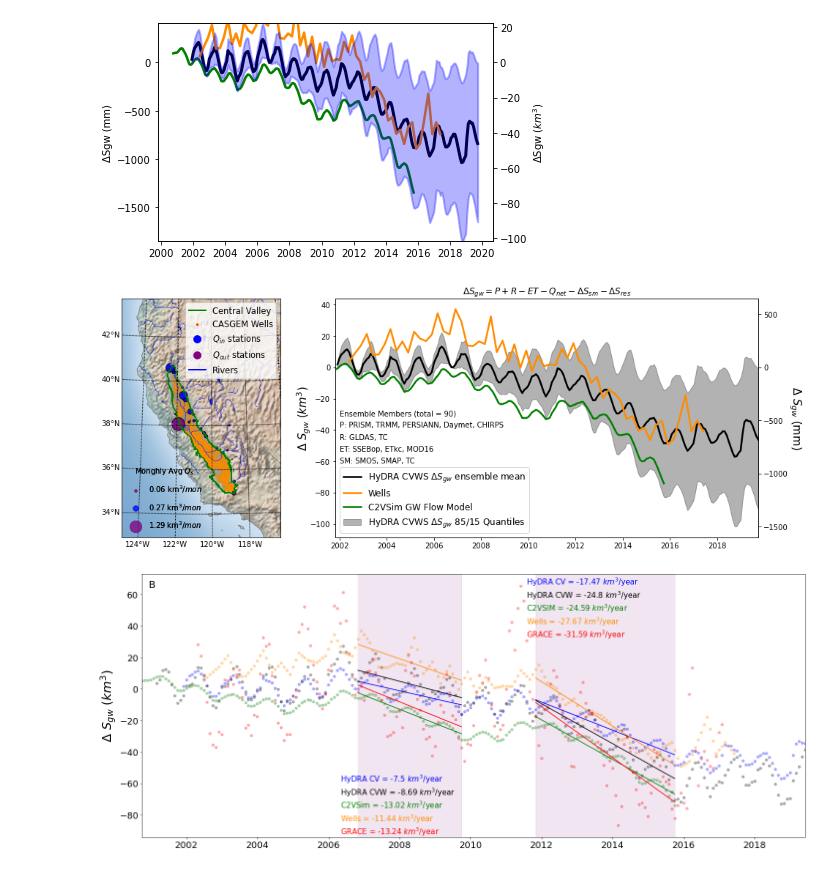
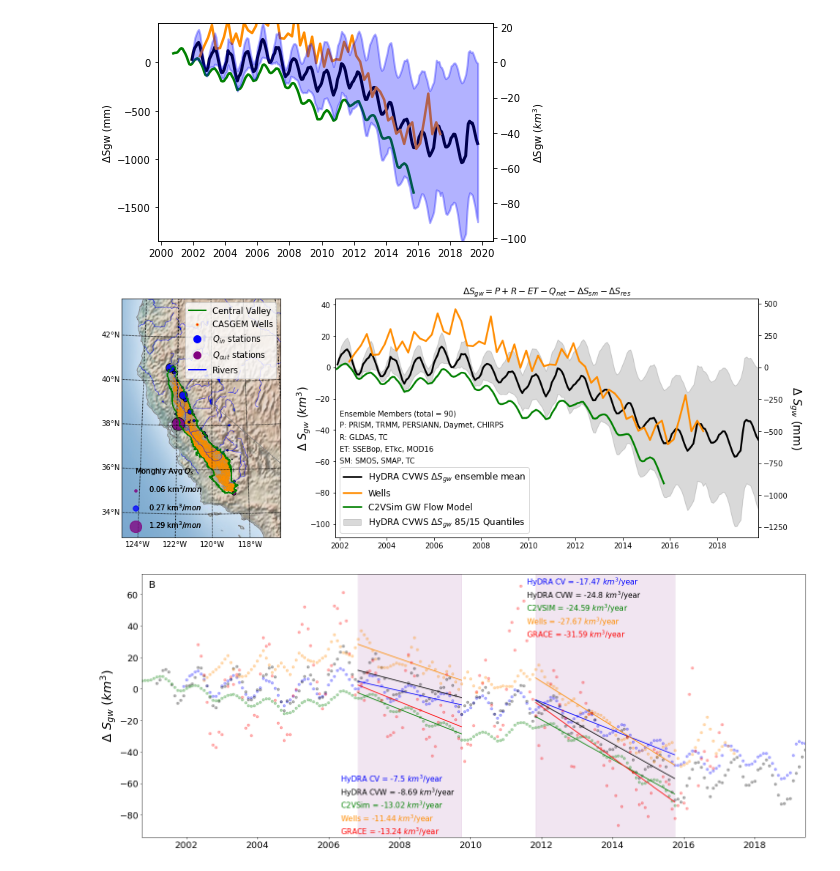
Before and after one commit to kashingtonDC/HyDRA, a Jupyter notebook: code/04a_Figures_Revised.ipynb, the cells around one changed output. Saved outputs shown, nothing was run; the diff lists cells and outputs as text; code cells hidden in the pictures.

```diff
--- a/code/04a_Figures_Revised.ipynb
+++ b/code/04a_Figures_Revised.ipynb
@@ -905,42 +905,42 @@ ax1.add_artist(leg1)
 # Plot the timeseries
 ax2 = plt.subplot(G[0:2, 1:])
 p25 = np.nanquantile(np.vstack(dsens),0.15, axis =0)
-p75 = np.nanquantile(np.vstack(dsens),0.85, axis =0)
-ax3.set_ylim([np.nanmin(p25),np.nanmax(p75)])
+p85 = np.nanquantile(np.vstack(dsens),0.85, axis =0)
+ax3.set_ylim([np.nanmin(p25),np.nanmax(p85)])
 
 ax2.plot(dsens[0].index,np.nanmean(np.vstack(dsens), axis = 0), color="black", linewidth = 2.5, label = "HyDRA CVWS $\Delta S_{gw}$ ensemble mean")
-ax2.fill_between(dsens[0].index, p25,p75, color = 'black', alpha = 0.3, label = "HyDRA CVWS $\Delta S_{gw}$ 85/15 Quantiles")
+ax2.fill_between(dsens[0].index, p25,p75, color = 'black', alpha = 0.15, label = "HyDRA CVWS $\Delta S_{gw}$ 85/15 Quantiles")
 ax2.plot(wells.index, wells['wells_ds_km3'], color="darkorange", linewidth = 2.5,label = "Wells")
 ax2.plot(wbdf['c2vsim_ds'][323:].index, wbdf['c2vsim_ds'][323:], color="green", linewidth = 2.5,label = "C2VSim GW Flow Model")
 
 ax2.set_title("$\Delta S_{gw} = P + R - ET - Q_{net} - \Delta S_{sm} - \Delta S_{res}$")
 ax2.set_xlim(dsens[0].index[0],dsens[0].index[-1])
 ax2.set_ylabel('$\Delta$ $S_{gw}$ ($km^3$)', size = 15, labelpad= -3.)
 ax2.legend(loc = "lower left",  prop={'size':12})
 
 ax3 = ax2.twinx()
 p25 = np.nanquantile(np.vstack(dsens)/ 55000 * 1e6,0.15, axis =0)
 p75 = np.nanquantile(np.vstack(dsens)/ 55000 * 1e6,0.85, axis =0)
 ax3.plot(dsens[0].index,np.nanmean(np.vstack(dsens) / 155000 * 1e6, axis = 0), alpha = 0)
-ax3.fill_between(dsens[0].index, p25,p75, alpha = 0)
+ax3.fill_between(dsens[0].index, p25,p85, alpha = 0)
 
 ax3.set_xlim(dsens[0].index[0],dsens[0].index[-1])
 ax3.set_ylabel('$\Delta$ $S_{gw}$ (mm)', size = 15, labelpad= 20, rotation = 270)
-ax3.set_ylim([np.nanmin(p25),np.nanmax(p75)])
+ax3.set_ylim([np.nanmin(p25),np.nanmax(p85)])
 
 ax3.annotate("Ensemble Members (total = {})".format(str(len(combolist))), xy=(0.01, 0.51), xycoords='axes fraction')
 ax3.annotate("P: " + ", ".join(plist), xy=(0.01,0.46), xycoords='axes fraction')
 ax3.annotate("R: " + ", ".join(rlist), xy=(0.01,0.41), xycoords='axes fraction')
 ax3.annotate("ET: " + ", ".join(etlist), xy=(0.01, 0.36), xycoords='axes fraction')
 ax3.annotate("SM: " + ", ".join(smlist), xy=(0.01, 0.31), xycoords='axes fraction')
 
 G.update(wspace=0.2, hspace=0.3) # set the spacing between axes.
 
 align_yaxis(ax2, 0, ax3, 0)
 plt.tight_layout()
 plt.show()
 # %% [output]
-[figure, old version]
+[figure, new version]
 # %%
 def filt_df_dates(df,startdate,enddate):
     '''
```
Also changed, not shown: parts of 5 cells of this notebook.
